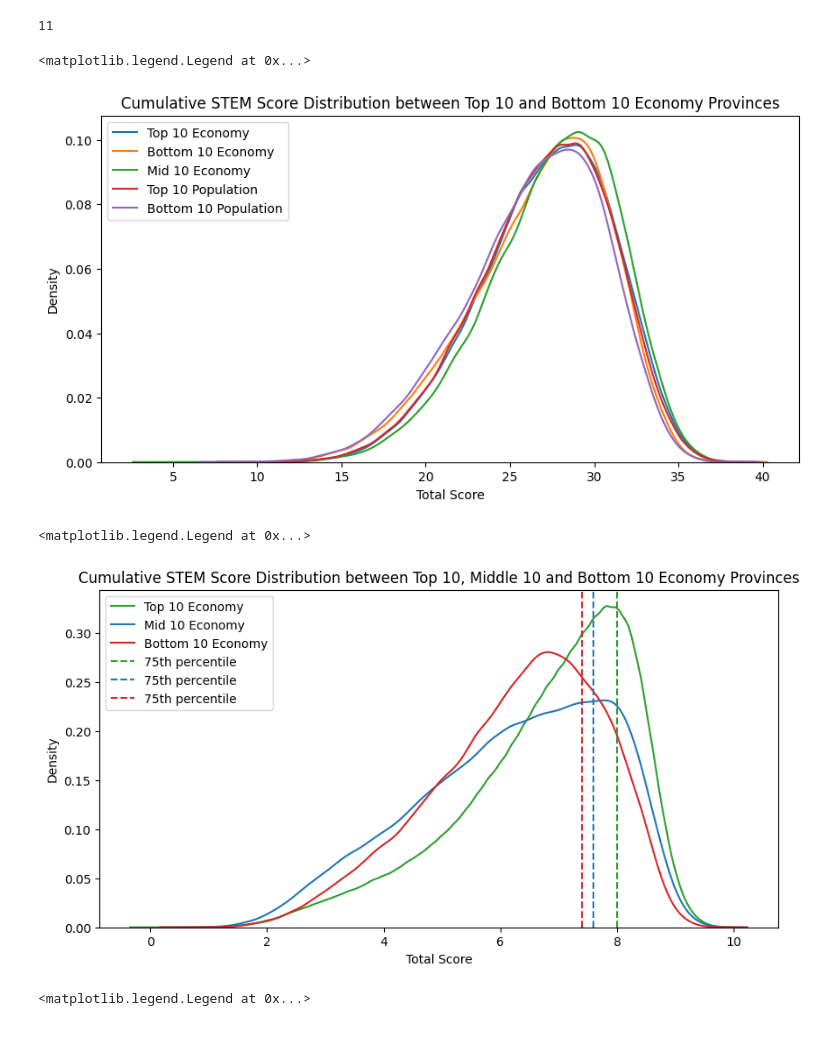
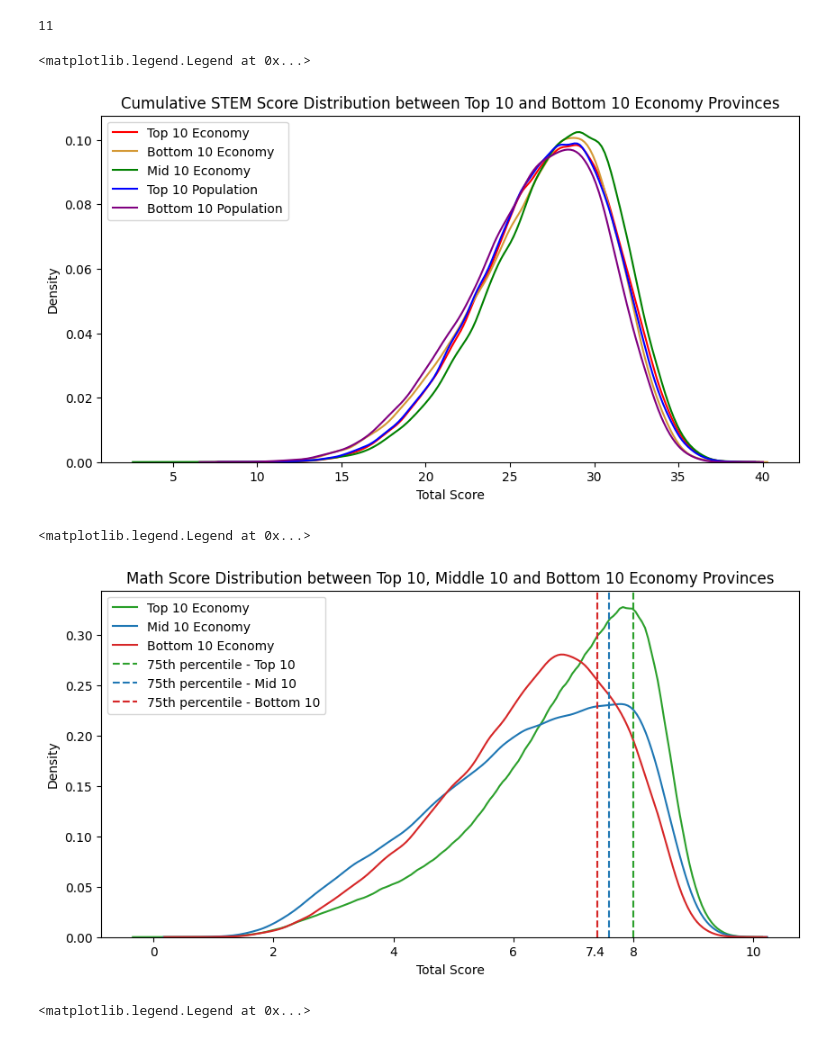
Before and after one commit to sydneycally-inclane-2812/data_vis_uni2024, a Jupyter notebook: analysis.ipynb, the cells around one changed output. Saved outputs shown, nothing was run; the diff lists cells and outputs as text; code cells hidden in the pictures.

```diff
--- a/analysis.ipynb
+++ b/analysis.ipynb
@@ -594,36 +601,39 @@ bot10_pop_scores['cumulative_stem'] = bot10_pop_scores['math'] + bot10_pop_score
 # %%
 # Compare mean math scores between top 10 and bottom 10 economy provinces
 plt.figure(figsize=(10, 5))
-sns.kdeplot(top10_economy_scores['cumulative_stem'], label='Top 10 Economy')
-sns.kdeplot(bot10_economy_scores['cumulative_stem'], label='Bottom 10 Economy')
-sns.kdeplot(mid10_economy_scores['cumulative_stem'], label='Mid 10 Economy')
-sns.kdeplot(top10_pop_scores['cumulative_stem'], label='Top 10 Population')
-sns.kdeplot(bot10_pop_scores['cumulative_stem'], label='Bottom 10 Population')
+sns.kdeplot(top10_economy_scores['cumulative_stem'], label='Top 10 Economy', color='red')
+sns.kdeplot(bot10_economy_scores['cumulative_stem'], label='Bottom 10 Economy', color=(0.83, 0.6, 0.21))
+sns.kdeplot(mid10_economy_scores['cumulative_stem'], label='Mid 10 Economy', color='green')
+sns.kdeplot(top10_pop_scores['cumulative_stem'], label='Top 10 Population', color='blue')
+sns.kdeplot(bot10_pop_scores['cumulative_stem'], label='Bottom 10 Population', color='purple')
 plt.xlabel('Total Score')
 plt.ylabel('Density')
 plt.title('Cumulative STEM Score Distribution between Top 10 and Bottom 10 Economy Provinces')
 plt.legend()
 # %% [output]
 <matplotlib.legend.Legend at 0x...>
-[figure, old version]
+[figure, new version]
 # %%
 # Compare mean math scores between top 10 and bottom 10 economy provinces
 plt.figure(figsize=(10, 5))
 sns.kdeplot(top10_economy_scores['math'], label='Top 10 Economy', color='#2ca02c')
 sns.kdeplot(mid10_economy_scores['math'], label='Mid 10 Economy', color='#1f77b4')
 sns.kdeplot(bot10_economy_scores['math'], label='Bottom 10 Economy', color='#d62728')
 
-plt.axvline(top10_economy_scores['math'].quantile(0.75), color='#2ca02c', linestyle='--', label='75th percentile')
-plt.axvline(mid10_economy_scores['math'].quantile(0.75), color='#1f77b4', linestyle='--', label='75th percentile')
-plt.axvline(bot10_economy_scores['math'].quantile(0.75), color='#d62728', linestyle='--', label='75th percentile')
+plt.axvline(top10_economy_scores['math'].quantile(0.75), color='#2ca02c', linestyle='--', label='75th percentile - Top 10')
+plt.axvline(mid10_economy_scores['math'].quantile(0.75), color='#1f77b4', linestyle='--', label='75th percentile - Mid 10')
+plt.axvline(bot10_economy_scores['math'].quantile(0.75), color='#d62728', linestyle='--', label='75th percentile - Bottom 10')
+
+# Add numbers on the x axis for the percentiles
+plt.text(bot10_economy_scores['math'].quantile(0.75)-0.2, -0.0185, round(bot10_economy_scores['math'].quantile(0.75), 2))
 
 plt.xlabel('Total Score')
 plt.ylabel('Density')
-plt.title('Cumulative STEM Score Distribution between Top 10, Middle 10 and Bottom 10 Economy Provinces')
+plt.title('Math Score Distribution between Top 10, Middle 10 and Bottom 10 Economy Provinces')
 plt.legend()
 # %% [output]
 <matplotlib.legend.Legend at 0x...>
-[figure, old version]
+[figure, new version]
 # %%
 plt.figure(figsize=(10, 5))
 sns.kdeplot(top10_pop_scores['cumulative_stem'], label='Top 10 Economy')
```
Also changed, not shown: parts of 5 cells of this notebook, 3 other files.
